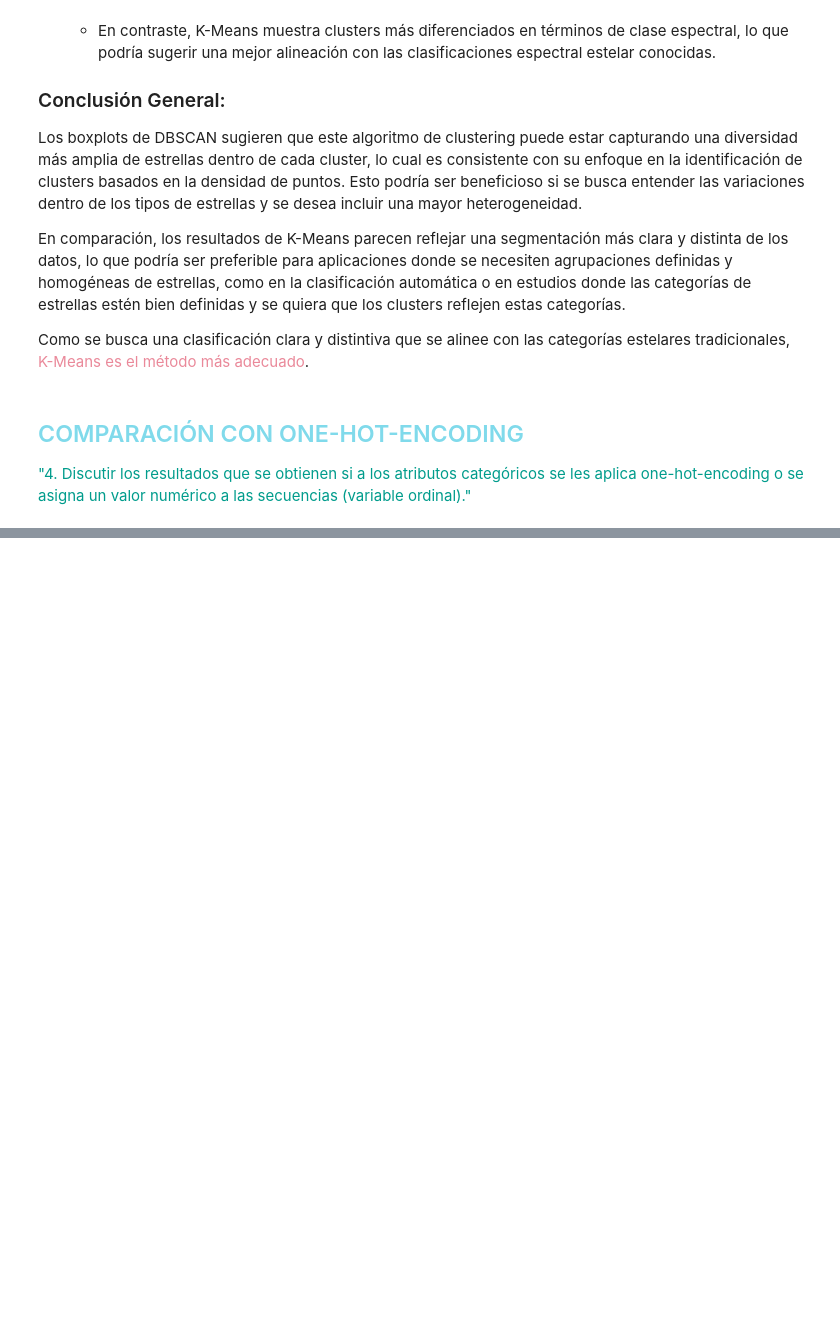
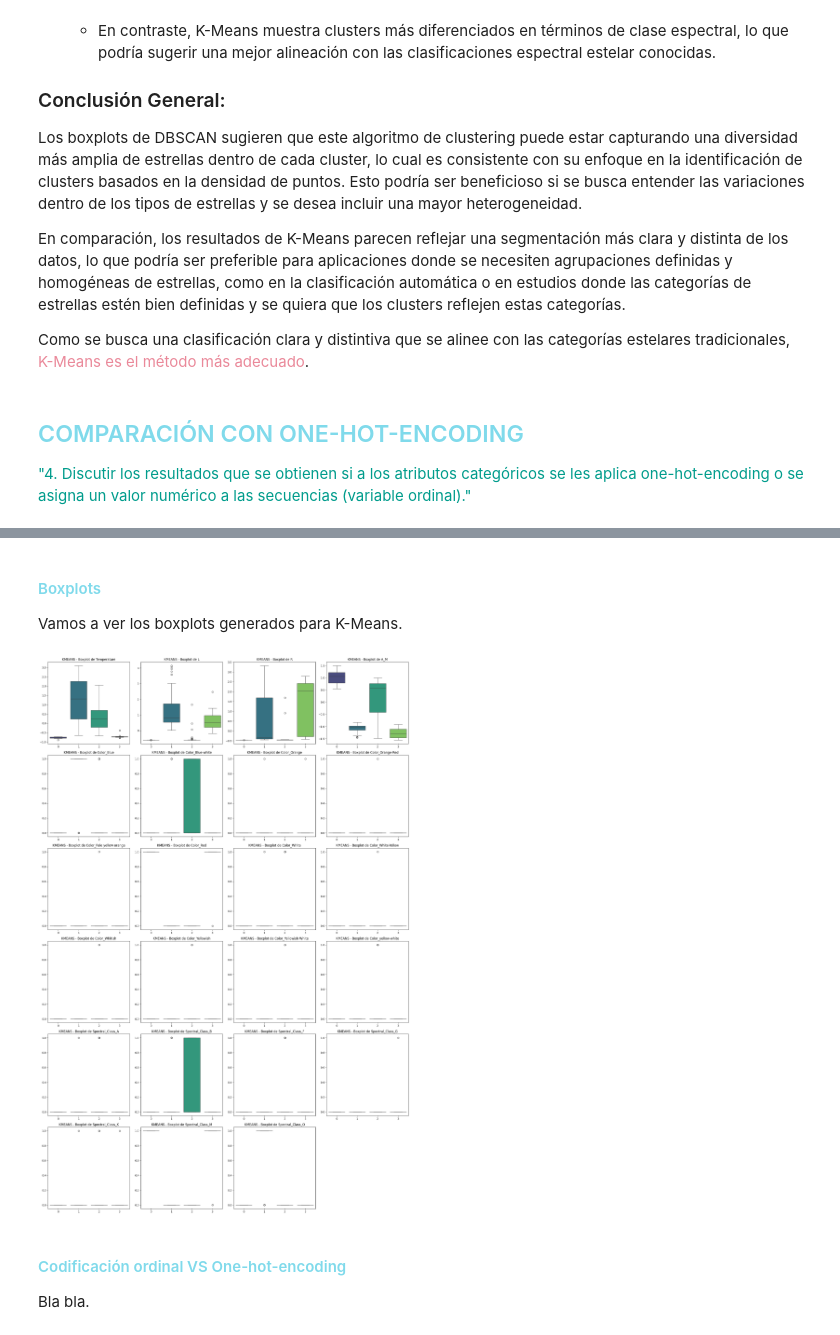
Before and after one commit to NataaNK/Grupo11_Practica2, a Jupyter notebook: main.ipynb, the cells around one changed output, grey strips where cells are left out. Cells and saved outputs as stored; diff of their text form; code cells hidden in the pictures; blank space fills up the shorter version.

Commit message:
falta modificar boxplots

```diff
--- a/main.ipynb
+++ b/main.ipynb
@@ -1072,0 +1141,41 @@ Como se busca una clasificación clara y distintiva que se alinee con las catego
+# %% [markdown]
+#### <span style="color:#80DAEB">Boxplots</span>
+
+Vamos a ver los boxplots generados para K-Means.
+# %%
+import seaborn as sns
+import matplotlib.pyplot as plt
+import warnings
+
+# Suprimir FutureWarnings
+warnings.simplefilter(action='ignore', category=FutureWarning)
+
+datos1 = df_one_hot_en.copy()
+datos1["Cluster"] = y_predict_Kmeans_one_hot_en
+
+aux = datos1.columns.tolist()[:-1]  # Ignoramos la última columna que es 'Cluster'
+
+# Número de filas necesarias basado en la cantidad de gráficos (redondeo hacia arriba)
+n_rows = len(aux) // 4 + (len(aux) % 4 > 0)
+
+fig, axes = plt.subplots(nrows=n_rows, ncols=4, figsize=(20, 5 * n_rows))  # Ajusta el tamaño según sea necesario
+axes = axes.flatten()  # Aplanamos el array de ejes para iterar fácilmente
+
+for i, col in enumerate(aux):
+    sns.boxplot(data=datos1, x="Cluster", y=col, ax=axes[i], palette="viridis")  # Utilizamos 'viridis' como paleta de colores
+    axes[i].set_title(f"KMEANS - Boxplot de {col}")
+    axes[i].set_xlabel('')
+    axes[i].set_ylabel('')
+
+# Ocultamos los ejes que no se utilizan
+for j in range(i + 1, len(axes)):
+    axes[j].set_visible(False)
+
+plt.tight_layout()
+plt.show()
+# %% [output]
+[figure, added]
+# %% [markdown]
+#### <span style="color:#80DAEB">Codificación ordinal VS One-hot-encoding</span>
+
+Bla bla.
```
Also changed, not shown: parts of 8 cells of this notebook.
